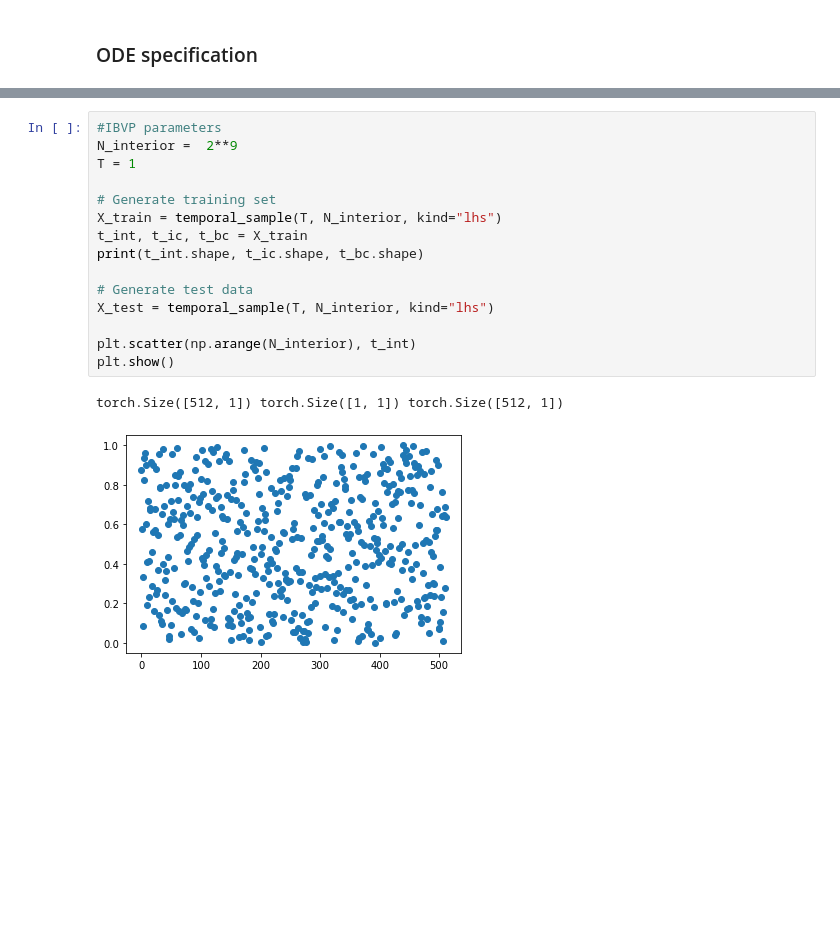
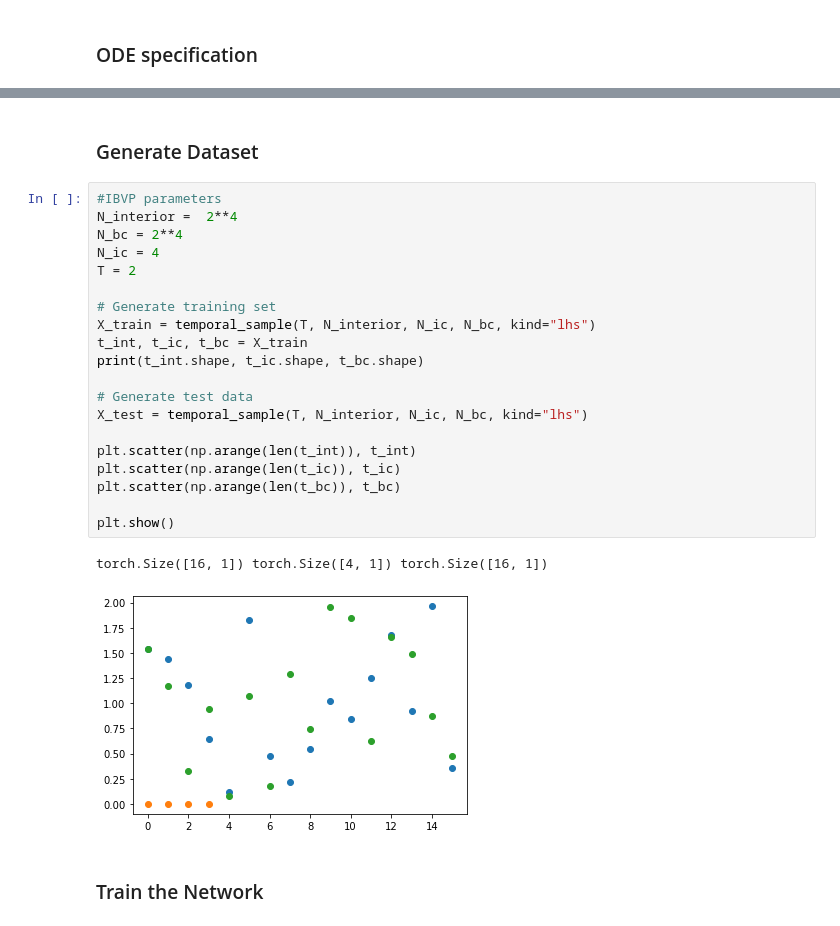
Before and after one commit to timzimm/CompSci, a Jupyter notebook: 02_neural_nets_on_pdes/src/eigenproblems_via_pinn.ipynb, the cells around one changed output, grey strips where cells are left out. Saved outputs shown, nothing was run; the diff lists cells and outputs as text; blank space fills up the shorter version.

```diff
--- a/02_neural_nets_on_pdes/src/eigenproblems_via_pinn.ipynb
+++ b/02_neural_nets_on_pdes/src/eigenproblems_via_pinn.ipynb
@@ -111,19 +156,28 @@ A = tensor([[ 0.2500,  0.5000,  0.7500,  1.0000,  1.2500],
+# %% [markdown]
+### Generate Dataset
 # %%
 #IBVP parameters
-N_interior =  2**9
-T = 1
+N_interior =  2**4
+N_bc = 2**4
+N_ic = 4
+T = 2
 
 # Generate training set
-X_train = temporal_sample(T, N_interior, kind="lhs")
+X_train = temporal_sample(T, N_interior, N_ic, N_bc, kind="lhs")
 t_int, t_ic, t_bc = X_train
 print(t_int.shape, t_ic.shape, t_bc.shape)
 
 # Generate test data
-X_test = temporal_sample(T, N_interior, kind="lhs")
+X_test = temporal_sample(T, N_interior, N_ic, N_bc, kind="lhs")
 
-plt.scatter(np.arange(N_interior), t_int)
+plt.scatter(np.arange(len(t_int)), t_int)
+plt.scatter(np.arange(len(t_ic)), t_ic)
+plt.scatter(np.arange(len(t_bc)), t_bc)
+
 plt.show()
 # %% [output]
-torch.Size([512, 1]) torch.Size([1, 1]) torch.Size([512, 1])
+torch.Size([16, 1]) torch.Size([4, 1]) torch.Size([16, 1])
-[figure, old version]
+[figure, new version]
+# %% [markdown]
+### Train the Network
 # %%
```
Also changed, not shown: parts of 11 cells of this notebook, 2 other files.
